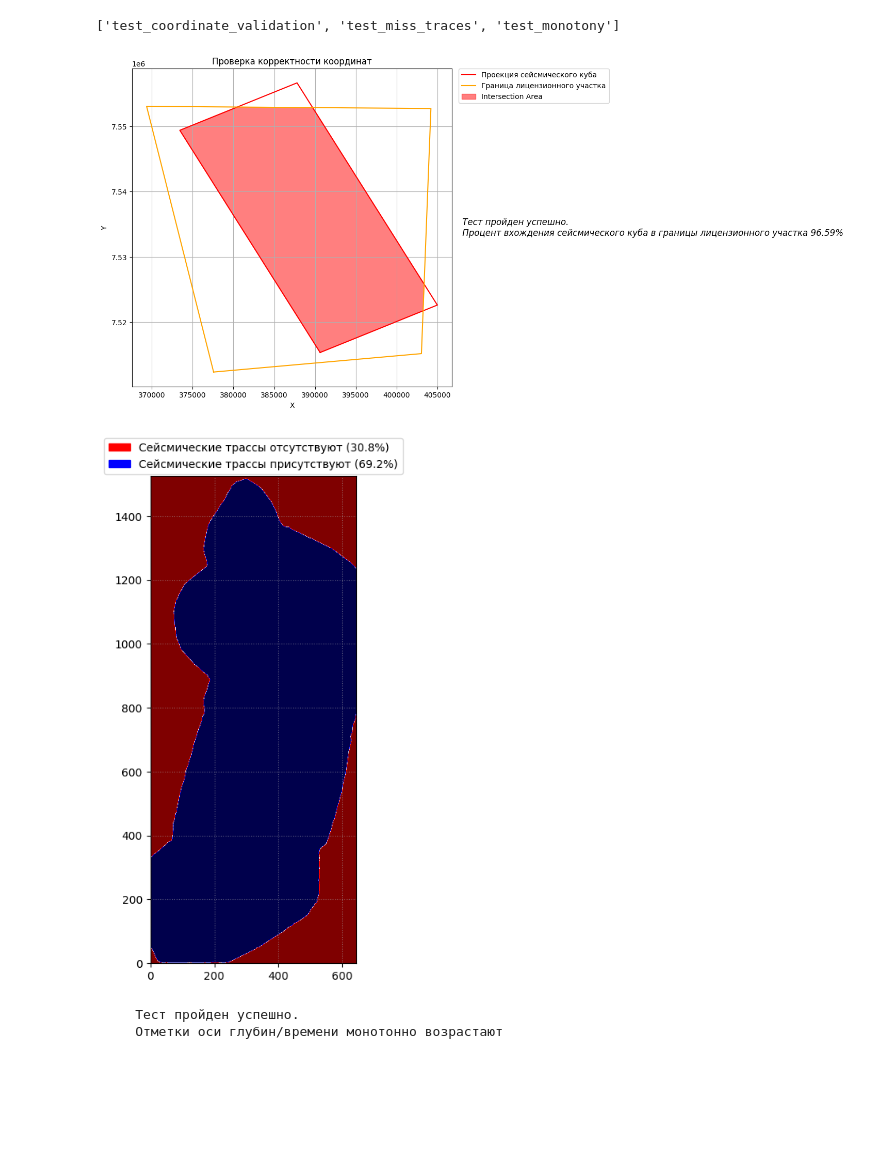
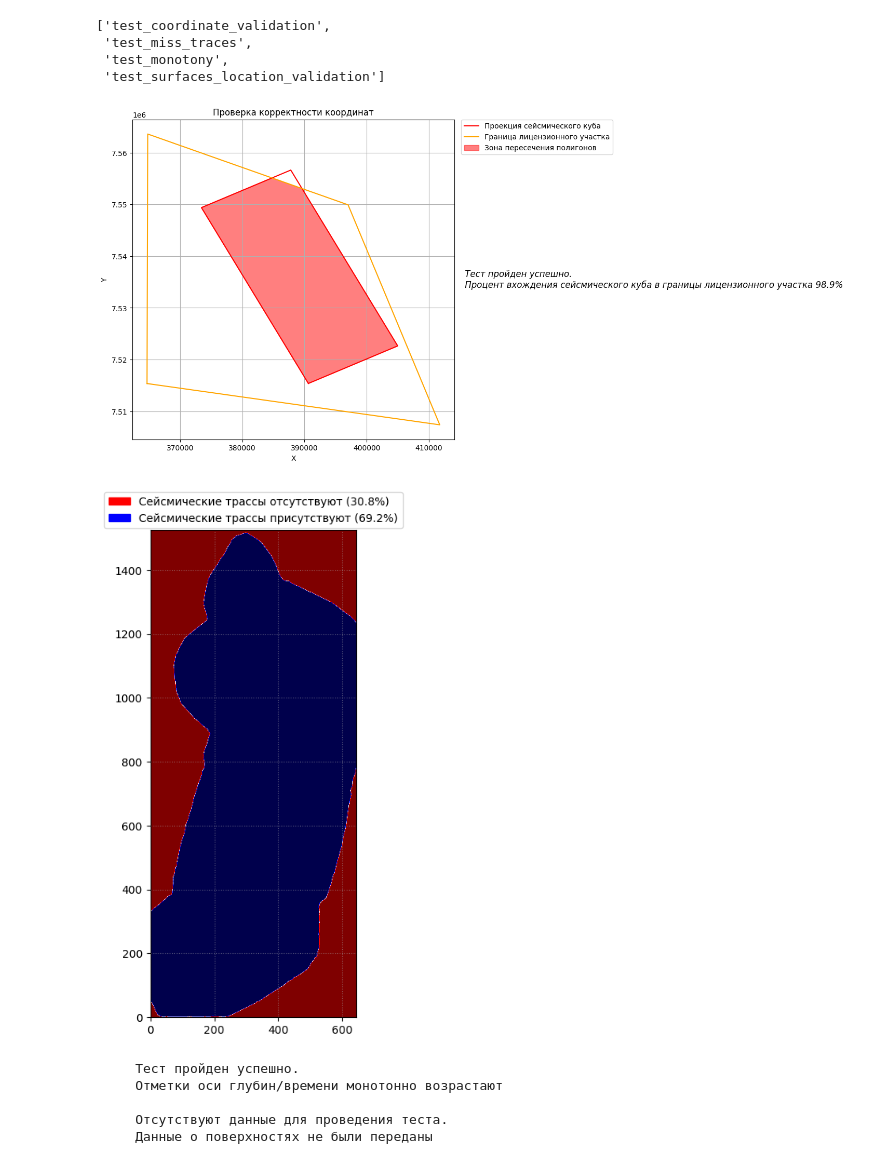
Before and after one commit to Salnikov-MaX/QA_QC_proj, a Jupyter notebook: user_scenario.ipynb, the cells around one changed output. Saved outputs shown, nothing was run; the diff lists cells and outputs as text; code cells hidden in the pictures; blank space fills up the shorter version.

```diff
--- a/user_scenario.ipynb
+++ b/user_scenario.ipynb
@@ -92,20 +96,29 @@ license_area_poly
 # %%
-seism_data_qa_qc = QA_QC_seismic(file_path)
+seism_data_qa_qc = QA_QC_seismic(file_path=file_path,
+                                 #surfaces_path_list=surfaces_path_list
+                                 )
+
 test_names = seism_data_qa_qc.get_list_of_tests()
 test_names
 # %% [output]
-['test_coordinate_validation', 'test_miss_traces', 'test_monotony']
+['test_coordinate_validation',
+ 'test_miss_traces',
+ 'test_monotony',
+ 'test_surfaces_location_validation']
 # %%
-seism_data_qa_qc.license_area_poly = add_noise_to_polygon(build_polygon_from_points(seism_data_qa_qc.coordinate_x, seism_data_qa_qc.coordinate_y), noise_factor=5000)
+seism_data_qa_qc.license_area_poly = add_noise_to_polygon(build_polygon_from_points(seism_data_qa_qc.coordinate_x, seism_data_qa_qc.coordinate_y), noise_factor=10000)
 #seism_data_qa_qc.license_area_poly = None
 #seism_data_qa_qc.license_area_poly = license_area_poly
 # %%
-seism_data_qa_qc.start_tests(test_names)
+seism_data_qa_qc.start_tests(test_names[:])
 # %% [output]
-[figure, old version]
+[figure, new version]
 [figure]
      Тест пройден успешно.
      Отметки оси глубин/времени монотонно возрастают
+
+     Отсутствуют данные для проведения теста.
+     Данные о поверхностях не были переданы
 # %%
 seism_data_qa_qc.generate_test_report(data_name=file_path)
 # %%
```
Also changed, not shown: parts of 3 cells of this notebook, 4 other files.
